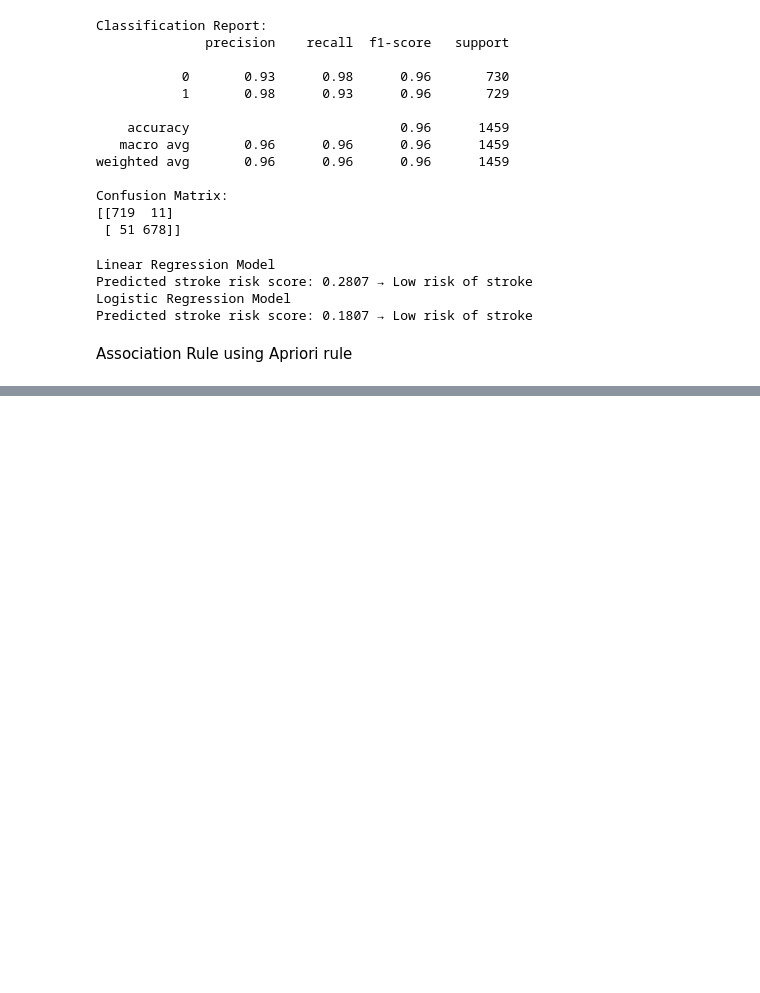
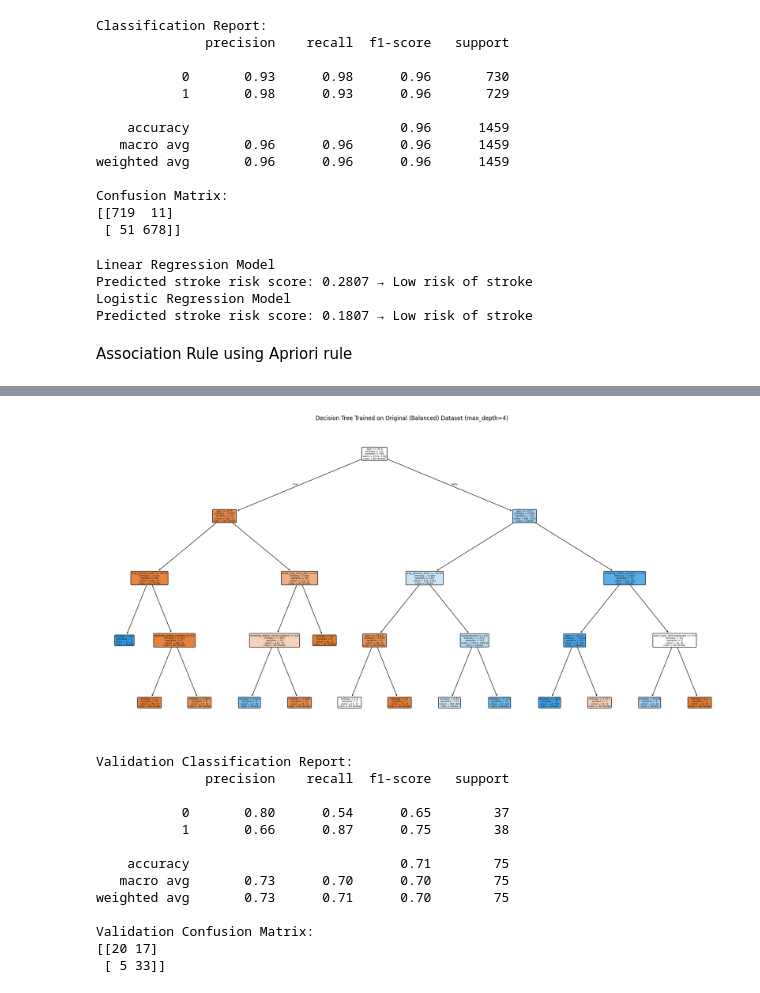
Before and after one commit to JohnVimrish/ML_Project, a Jupyter notebook: code.ipynb, the cells around one changed output, grey strips where cells are left out. Saved outputs shown, nothing was run; the diff lists cells and outputs as text; code cells hidden in the pictures; blank space fills up the shorter version.

```diff
--- a/code.ipynb
+++ b/code.ipynb
@@ -349,0 +414,36 @@ stroke_rules[['antecedents', 'consequents', 'support', 'confidence', 'lift']].he
+# %%
+
+# Train the Decision Tree using balanced data
+model = DecisionTreeClassifier(criterion = "entropy",max_depth=4, random_state=42)
+model.fit(X_train, y_train)
+
+# # Visualize the decision tree
+plt.figure(figsize=(24, 12))
+plot_tree(model, feature_names=X_train.columns, class_names=["No Stroke", "Stroke"], filled=True, rounded=True)
+plt.title("Decision Tree Trained on Original (Balanced) Dataset (max_depth=4)")
+plt.show()
+
+# Predict on validation set
+y_val_pred = model.predict(X_val)
+
+# Metrics
+print("Validation Classification Report:")
+print(classification_report(y_val, y_val_pred))
+
+print("Validation Confusion Matrix:")
+print(confusion_matrix(y_val, y_val_pred))
+# %% [output]
+[figure, added]
+Validation Classification Report:
+              precision    recall  f1-score   support
+
+           0       0.80      0.54      0.65        37
+           1       0.66      0.87      0.75        38
+
+    accuracy                           0.71        75
+   macro avg       0.73      0.70      0.70        75
+weighted avg       0.73      0.71      0.70        75
+
+Validation Confusion Matrix:
+[[20 17]
+ [ 5 33]]
```
Also changed, not shown: parts of 8 cells of this notebook.
